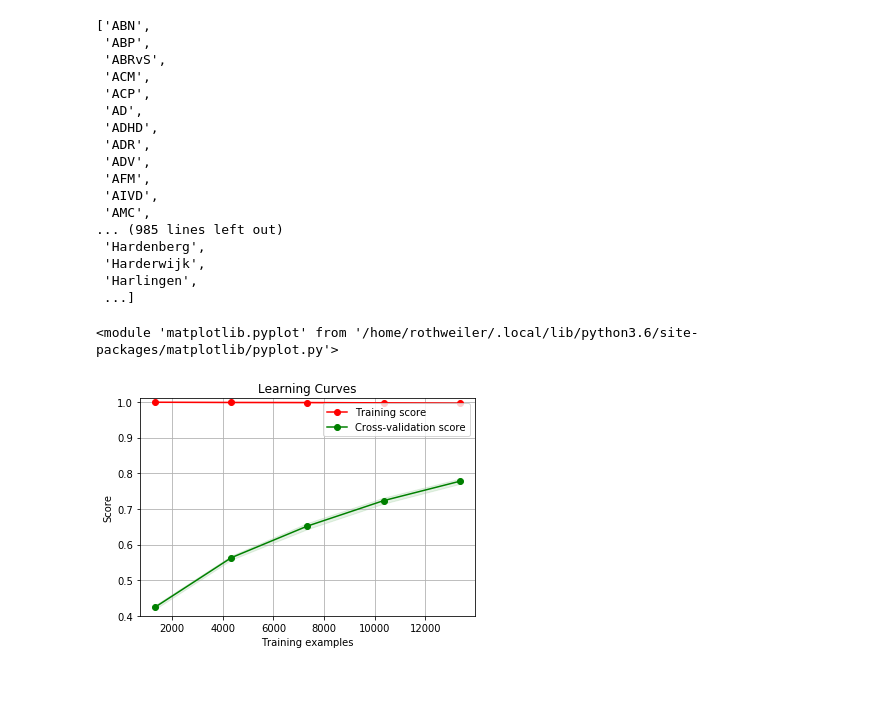
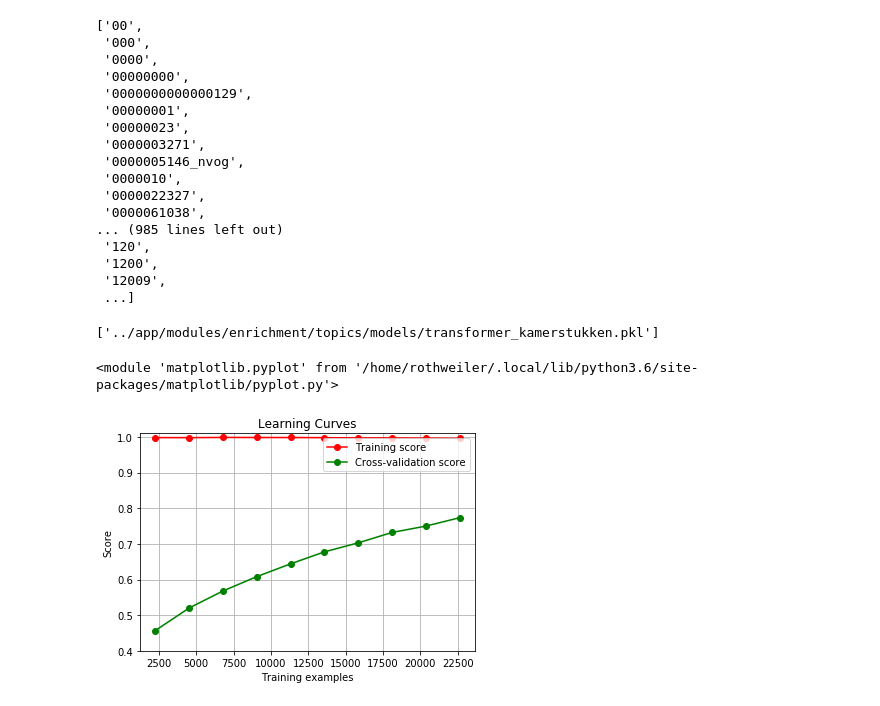
Before and after one commit to Joostrothweiler/politags, a Jupyter notebook: notebooks/Kamervragen.ipynb, the cells around one changed output. Saved outputs shown, nothing was run; the diff lists cells and outputs as text; code cells hidden in the pictures.

Commit message:
add training data

```diff
--- a/notebooks/Kamervragen.ipynb
+++ b/notebooks/Kamervragen.ipynb
@@ -21,20 +24,26 @@ from sklearn.model_selection import ShuffleSplit
 
 from sklearn import metrics
 # %%
-file = '../data_resources/topics/kamerstukken/kamerstukken_topics.json'
-data = json.load(open(file))
+file = '../data_resources/topics/kamerstukken/kamerstukken_topics_first.json'
+data_first = json.load(open(file))
+
+file = '../data_resources/topics/kamerstukken/kamerstukken_topics_second.json'
+data_second = json.load(open(file))
 
 corpus = []
 y = []
 
 
-for obj in data:
+for obj in data_first:
     if not obj['category'] == 'NOCAT' and not obj['content'] == 'NOCONTENT':
         corpus.append(obj['content'])
         y.append(obj['category'])
 
+for obj in data_second:
+    if not obj['category'] == 'NOCAT' and not obj['content'] == 'NOCONTENT':
+        corpus.append(obj['content'])
+        y.append(obj['category'])
 
-print(len(data))
 print(len(corpus))
-Counter(y)
+print(len(y))
 # %% [output]
@@ -74,9 +95,22 @@ TypeError: list indices must be integers or slices, not str
 # %%
 from nltk.stem.snowball import SnowballStemmer
-st = SnowballStemmer(language='dutch')
-import re
+from nltk.stem.porter import PorterStemmer
+
+# st = SnowballStemmer(language='dutch')
+st = PorterStemmer()
 
 def pre_process(document):
+    document = document.lower()
+    words = document.split(' ')
+    new_words = []
+    for word in words:
+        if not '_' in word:
+            new_words.append(st.stem(word))
+
+    document = " ".join(new_words)
+
+    pattern = re.compile('http[s]?://(?:[a-zA-Z]|[0-9]|[$-_@.&+]|[!*\(\),]|(?:%[0-9a-fA-F][0-9a-fA-F]))+')
+    document = pattern.sub('', document)
     return re.sub('[0-9]+', '', document)
 
-transformer = TfidfVectorizer(smooth_idf=True, min_df=0.000001, max_df=0.2, preprocessor=pre_process, sublinear_tf=True)
+transformer = TfidfVectorizer(smooth_idf=True, min_df=0.00000001, max_df=0.2, sublinear_tf=True)
@@ -113,26 +156,33 @@ Wall time: 164 ms
 # %%
 transformer.get_feature_names()
 # %% [output]
-['ABN',
- 'ABP',
- 'ABRvS',
- 'ACM',
- 'ACP',
- 'AD',
- 'ADHD',
- 'ADR',
- 'ADV',
- 'AFM',
- 'AIVD',
- 'AMC',
+['00',
+ '000',
+ '0000',
+ '00000000',
+ '0000000000000129',
+ '00000001',
+ '00000023',
+ '0000003271',
+ '0000005146_nvog',
+ '0000010',
+ '0000022327',
+ '0000061038',
 ... (985 lines left out)
- 'Hardenberg',
- 'Harderwijk',
- 'Harlingen',
+ '120',
+ '1200',
+ '12009',
  ...]
+# %%
+from sklearn.externals import joblib
+
+joblib.dump( clf, "../app/modules/enrichment/topics/models/classifier_kamerstukken.pkl" )
+joblib.dump( transformer, "../app/modules/enrichment/topics/models/transformer_kamerstukken.pkl" )
+# %% [output]
+['../app/modules/enrichment/topics/models/transformer_kamerstukken.pkl']
 # %%
 def plot_learning_curve(estimator, title, X, y, ylim=None, cv=None,
-                        n_jobs=1, train_sizes=np.linspace(.1, 1.0, 5)):
+                        n_jobs=1, train_sizes=np.linspace(.1, 1.0, 10)):
     plt.figure()
     plt.title(title)
     if ylim is not None:
@@ -163,11 +213,11 @@ def plot_learning_curve(estimator, title, X, y, ylim=None, cv=None,
 # %%
 title = "Learning Curves"
 # Cross validation with 100 iterations to get smoother mean test and train
 # score curves, each time with 20% data randomly selected as a validation set.
-cv = ShuffleSplit(n_splits=10, test_size=0.2, random_state=0)
+cv = ShuffleSplit(n_splits=1, test_size=0.2, random_state=0)
 
 X = transformer.fit_transform(corpus)
-plot_learning_curve(clf, title, X, y, ylim=(0.4, 1.01), cv=cv, n_jobs=5)
+plot_learning_curve(clf, title, X, y, ylim=(0.4, 1.01), cv=cv, n_jobs=1)
 # %% [output]
 <module 'matplotlib.pyplot' from '/home/rothweiler/.local/lib/python3.6/site-packages/matplotlib/pyplot.py'>
-[figure, old version]
+[figure, new version]
```
Also changed, not shown: parts of 7 cells of this notebook, 15 other files.
